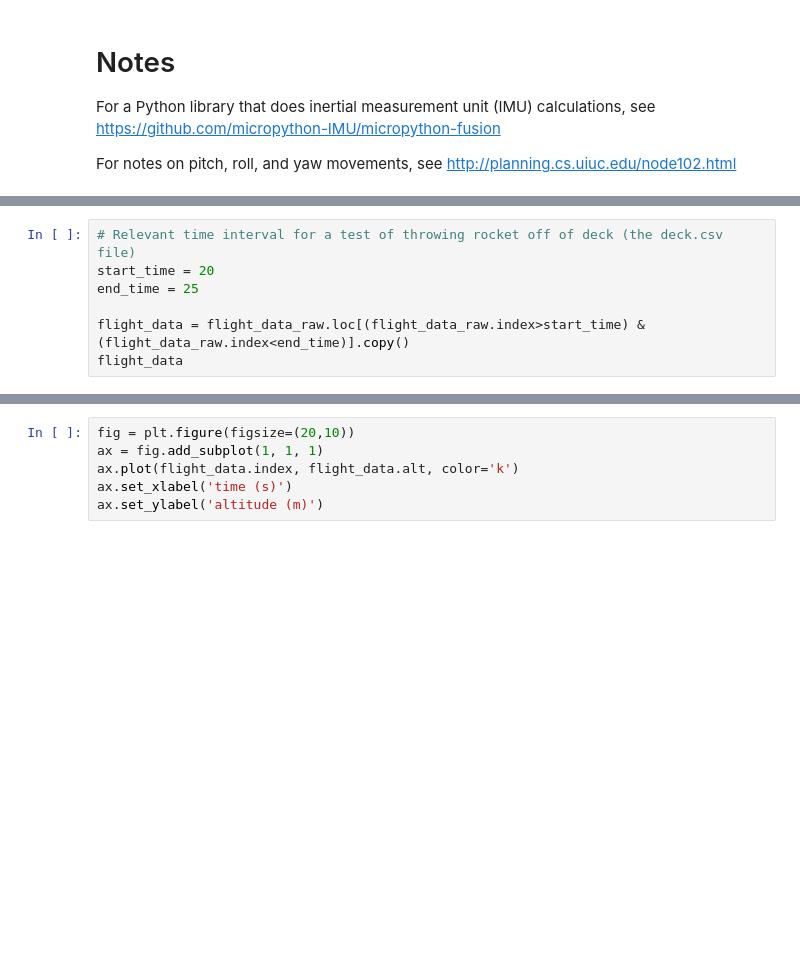
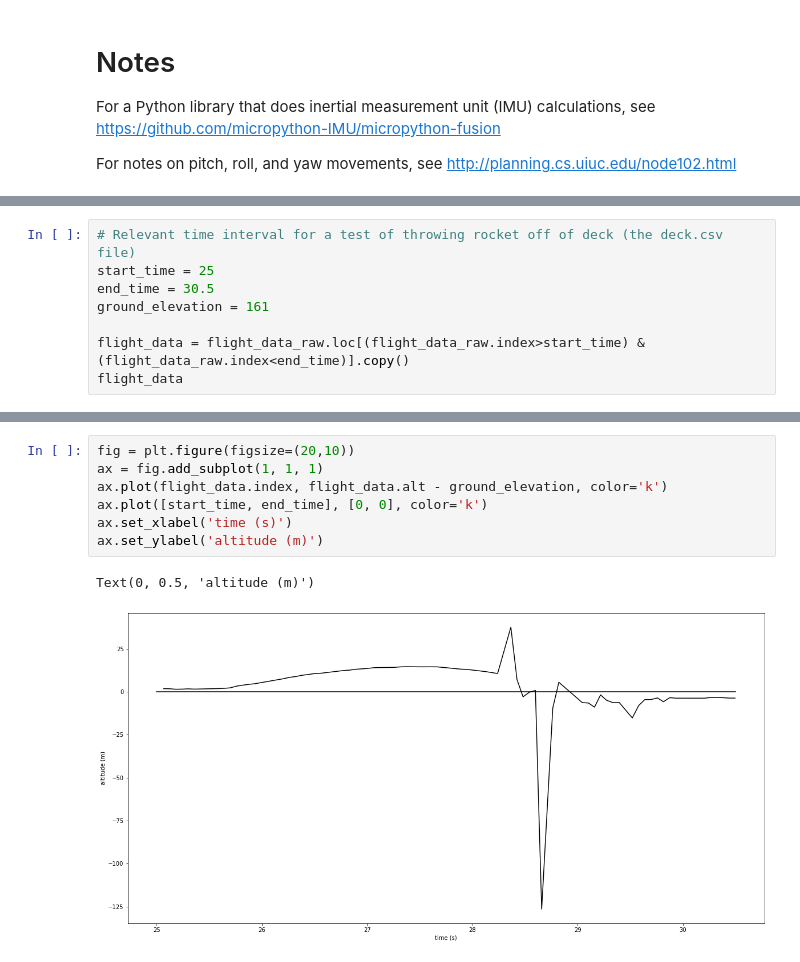
Before and after one commit to HeardLibrary/digital-scholarship, a Jupyter notebook: code/circuit_python/flight_analysis.ipynb, the cells around one changed output, grey strips where cells are left out. Cells and saved outputs as stored; diff of their text form; blank space fills up the shorter version.

Commit message:
update flight analysis script

```diff
--- a/code/circuit_python/flight_analysis.ipynb
+++ b/code/circuit_python/flight_analysis.ipynb
@@ -20,7 +29,8 @@ flight_data_raw.head()
 # %%
 # Relevant time interval for a test of throwing rocket off of deck (the deck.csv file)
-start_time = 20
-end_time = 25
+start_time = 25
+end_time = 30.5
+ground_elevation = 161
 
 flight_data = flight_data_raw.loc[(flight_data_raw.index>start_time) & (flight_data_raw.index<end_time)].copy()
 flight_data
@@ -27,9 +52,13 @@ flight_data
 # %%
 fig = plt.figure(figsize=(20,10))
 ax = fig.add_subplot(1, 1, 1)
-ax.plot(flight_data.index, flight_data.alt, color='k')
+ax.plot(flight_data.index, flight_data.alt - ground_elevation, color='k')
+ax.plot([start_time, end_time], [0, 0], color='k')
 ax.set_xlabel('time (s)')
 ax.set_ylabel('altitude (m)')
+# %% [output]
+Text(0, 0.5, 'altitude (m)')
+[figure, added]
 # %%
 fig = plt.figure(figsize=(20,10))
 ax = fig.add_subplot(1, 1, 1)
```
Also changed, not shown: parts of 10 cells of this notebook, 1 other file.
